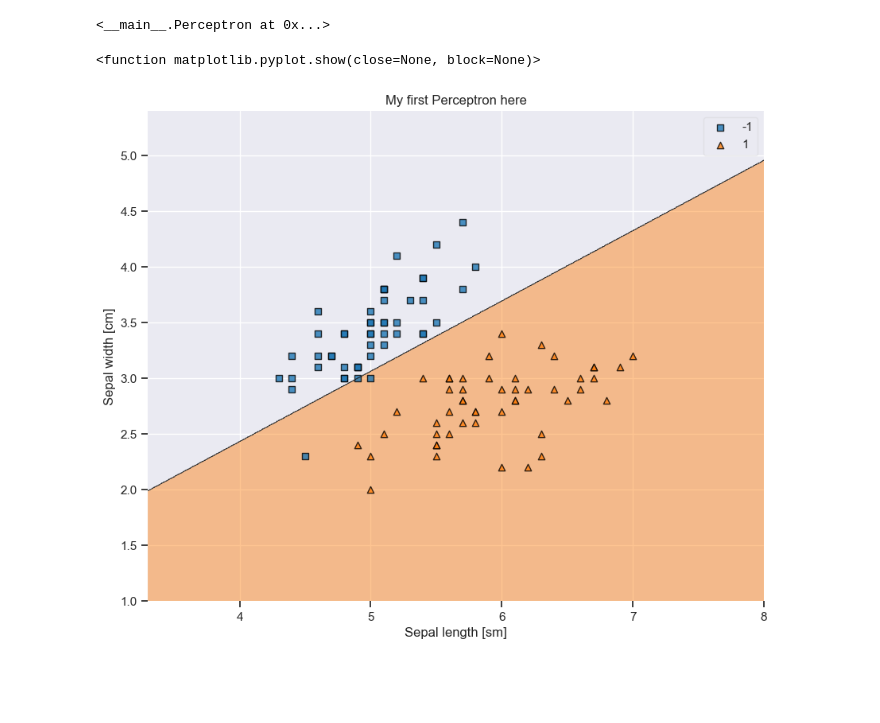
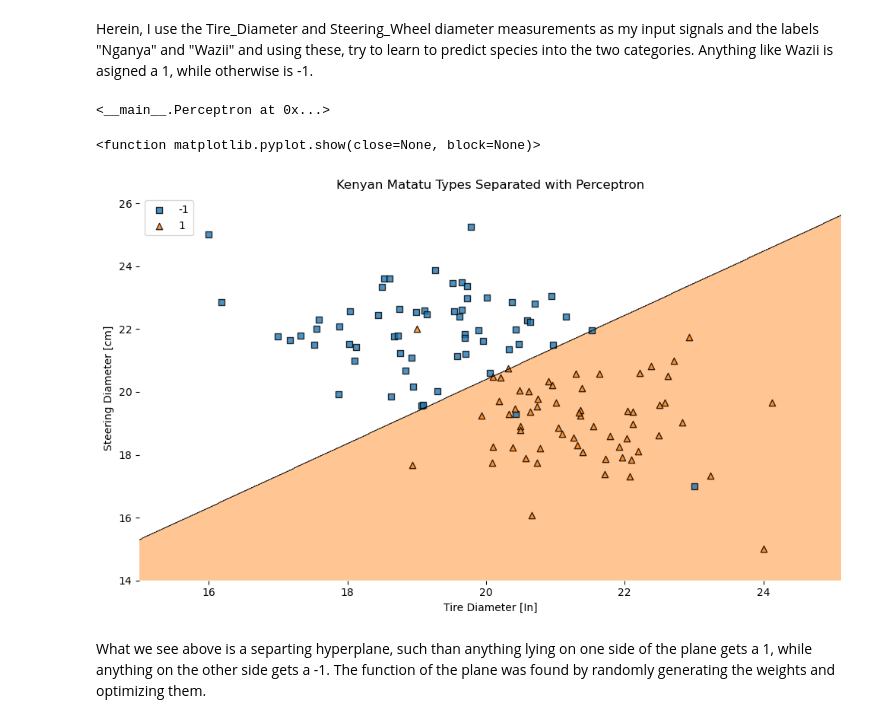
Before and after one commit to mmutugi/Data-Science-and-Machine-Learning, a Jupyter notebook: Supervised-Learning/The Perceptron/Perceptron.ipynb, the cells around one changed output. Drawn from its saved outputs; the diff is of its cells as text; code cells hidden in the pictures; blank space fills up the shorter version.

Commit message:
updated data ser

```diff
--- a/Supervised-Learning/The Perceptron/Perceptron.ipynb
+++ b/Supervised-Learning/The Perceptron/Perceptron.ipynb
@@ -50,3 +98,5 @@ To code a perceptron example with
+# %% [markdown]
+Herein, I use the Tire_Diameter and Steering_Wheel diameter measurements as my input signals and the labels "Nganya" and "Wazii" and using these, try to learn to predict species into the two categories. Anything like Wazii is asigned a 1, while otherwise is -1.
 # %%
 import numpy as np
 import matplotlib.pyplot as plt
@@ -54,15 +104,13 @@ import pandas as pd
 
 import seaborn as sns
 from mlxtend.plotting import plot_decision_regions
-
-sns.set_theme()
 # %%
-df = pd.read_csv("iris_dataset.csv")
+df = pd.read_csv("matatu_data.csv")
 # %%
-y = df.iloc[0:100].species.values
-y = np.where(y== "setosa", -1,1 )
+y = df.iloc[0:125].Type.values
+y = np.where(y== "Wazii", 1,-1 )
 
-x= df[["sepal_length" , "sepal_width"]].iloc[:100].values
+x= df[["Tire_Diameter" , "Steering_Diameter"]].iloc[:125].values
 # %%
 class Perceptron(object):
    def __init__(self, eta = .5, epochs=50):
@@ -91,23 +139,26 @@ class Perceptron(object):
    def predict (self,x):
         return np.where(self.net_imput(x) >=0 ,1, -1)
 # %%
-percep = Perceptron(epochs = 5_000)
+percep = Perceptron(epochs = 20_000)
 
 percep.train(x,y)
 # %% [output]
 <__main__.Perceptron at 0x...>
 # %%
-plt.figure(figsize = (10 , 8) )
+plt.figure(figsize = (10 , 6) )
 plot_decision_regions(x,y, clf = percep)
 
-plt.title("My first Perceptron here")
-plt.xlabel("Sepal length [sm]")
-plt.ylabel("Sepal width [cm]")
-
+plt.title("Kenyan Matatu Types Separated with Perceptron")
+plt.xlabel("Tire Diameter [In]")
+plt.ylabel("Steering Diameter [cm]")
+plt.legend(loc = "upper left")
+plt.tight_layout()
 plt.show
 # %% [output]
 <function matplotlib.pyplot.show(close=None, block=None)>
-[figure, old version]
+[figure, new version]
+# %% [markdown]
+What we see above is a separting hyperplane, such than anything lying on one side of the plane gets a 1, while anything on the other side gets a -1. The function of the plane was found by randomly generating the weights and optimizing them.
 # %%
 plt.figure(figsize = (10 , 8) )
 plt.plot(range(1, len(percep.errors)+1), percep.errors)
```
Also changed, not shown: parts of 3 cells of this notebook, 3 other files.
